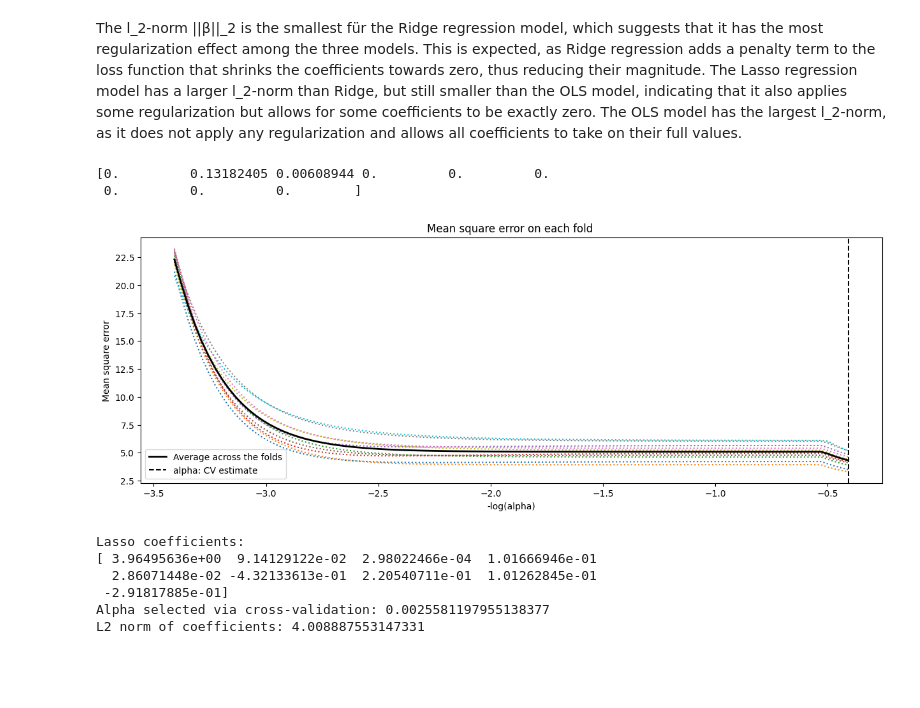
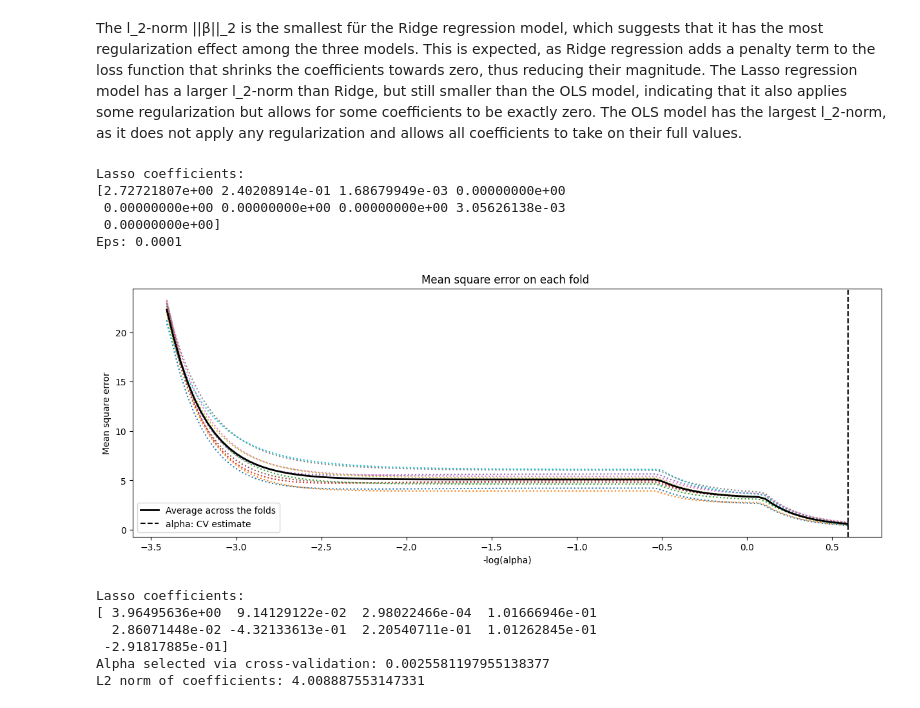
Before and after one commit to Niclas5/Examination-WS25-26, a Jupyter notebook: Aufgabe 2/Aufgabe2.ipynb, the cells around one changed output. Saved outputs shown, nothing was run; the diff lists cells and outputs as text; code cells hidden in the pictures; blank space fills up the shorter version.

```diff
--- a/Aufgabe 2/Aufgabe2.ipynb
+++ b/Aufgabe 2/Aufgabe2.ipynb
@@ -4,7 +4,7 @@
 #Zunächst wandeln wir zur Sicherheit alle 0 Werte in NA um, daraufhin droppen wir diese Zeilen.
 import pandas as pd
 import numpy as np
-listings_2 = pd.read_csv("listings_1_13.csv", index_col="Unnamed: 0")
+listings_2 = pd.read_csv("../Aufgabe 1/listings_1_13.csv", index_col="Unnamed: 0")
 listings_2["price"] = listings_2["price"].replace(0, pd.NA)
 listings_2.dropna(subset=["price"], inplace=True)
 
@@ -205,31 +205,35 @@ beta_hat: [ 0.99827138 -0.45138015  0.34908802  0.05454171  0.36325514]
 The l_2-norm ||β||_2 is the smallest für the Ridge regression model, which suggests that it has the most regularization effect among the three models. This is expected, as Ridge regression adds a penalty term to the loss function that shrinks the coefficients towards zero, thus reducing their magnitude. The Lasso regression model has a larger l_2-norm than Ridge, but still smaller than the OLS model, indicating that it also applies some regularization but allows for some coefficients to be exactly zero. The OLS model has the largest l_2-norm, as it does not apply any regularization and allows all coefficients to take on their full values.
 # %%
 #Aufgabe_2_5
-lasso_reg = sklearn.linear_model.LassoCV(cv=10,fit_intercept = False)
+lasso_reg = sklearn.linear_model.LassoCV(cv=10,fit_intercept = False, eps=1e-4)
 model = lasso_reg.fit(regressor,outcome)
 # Koeffizienten
 print("Lasso coefficients:")
 print(model.coef_)
+print("Eps:", model.eps)
 
 # Display results
 m_log_alphas = -np.log10(model.alphas_)
 plt.figure(1,figsize=(15,5))
 plt.plot(m_log_alphas, model.mse_path_, ':')
 plt.plot(m_log_alphas, model.mse_path_.mean(axis=-1), 'k',
          label='Average across the folds', linewidth=2)
 plt.axvline(-np.log10(model.alpha_), linestyle='--', color='k',
             label='alpha: CV estimate')
 plt.legend()
 plt.xlabel('-log(alpha)')
 plt.ylabel('Mean square error')
 plt.title('Mean square error on each fold ')
      #     '(train time: %.2fs)' )#% t_lasso_cv)
 plt.axis('tight')
 plt.show()
 # %% [output]
-[0.         0.13182405 0.00608944 0.         0.         0.
- 0.         0.         0.        ]
+Lasso coefficients:
+[2.72721807e+00 2.40208914e-01 1.68679949e-03 0.00000000e+00
+ 0.00000000e+00 0.00000000e+00 0.00000000e+00 3.05626138e-03
+ 0.00000000e+00]
+Eps: 0.0001
-[figure, old version]
+[figure, new version]
 # %%
 # Aufgabe_2_5
 
```
Also changed, not shown: parts of 3 cells of this notebook, 3 other files.
